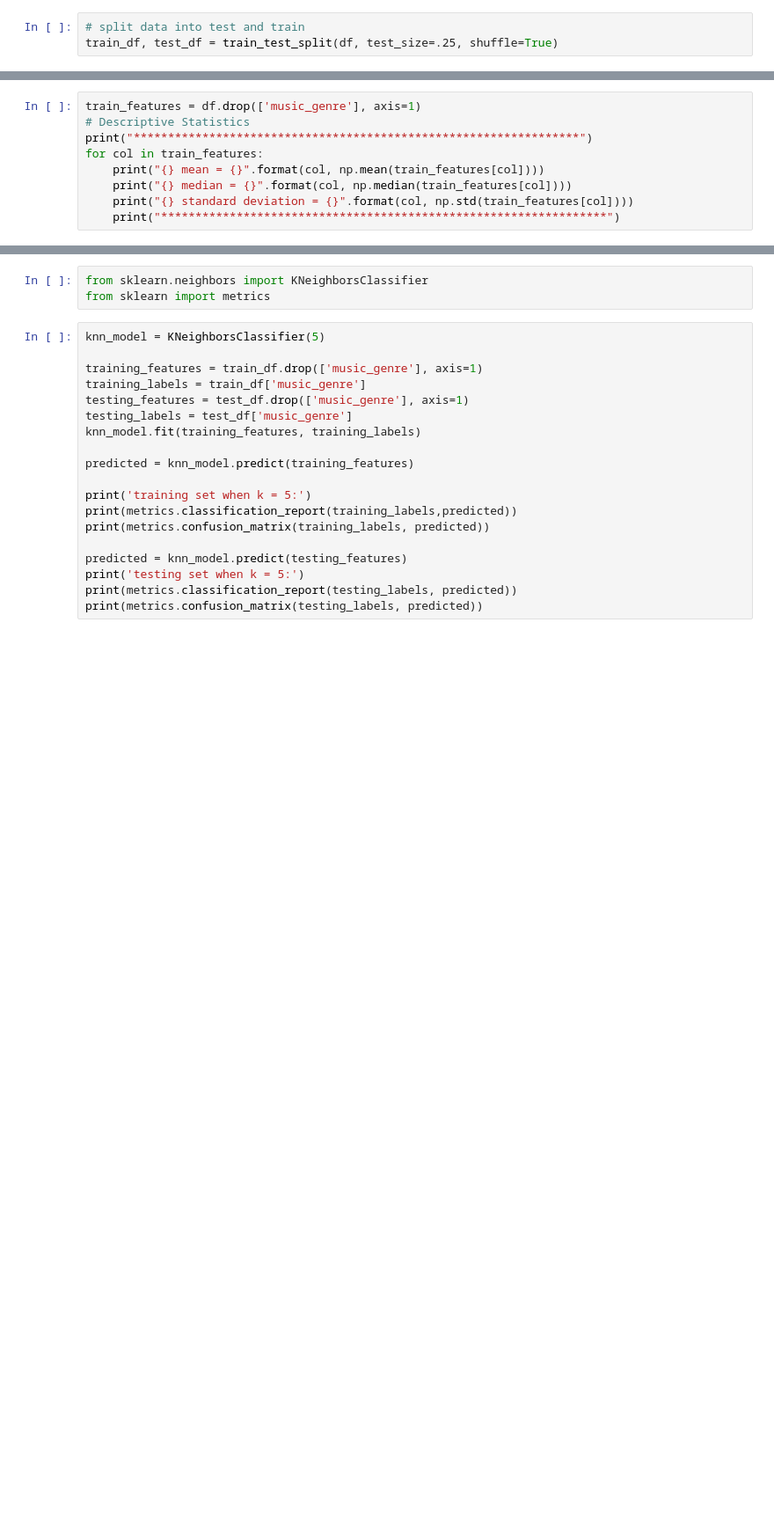
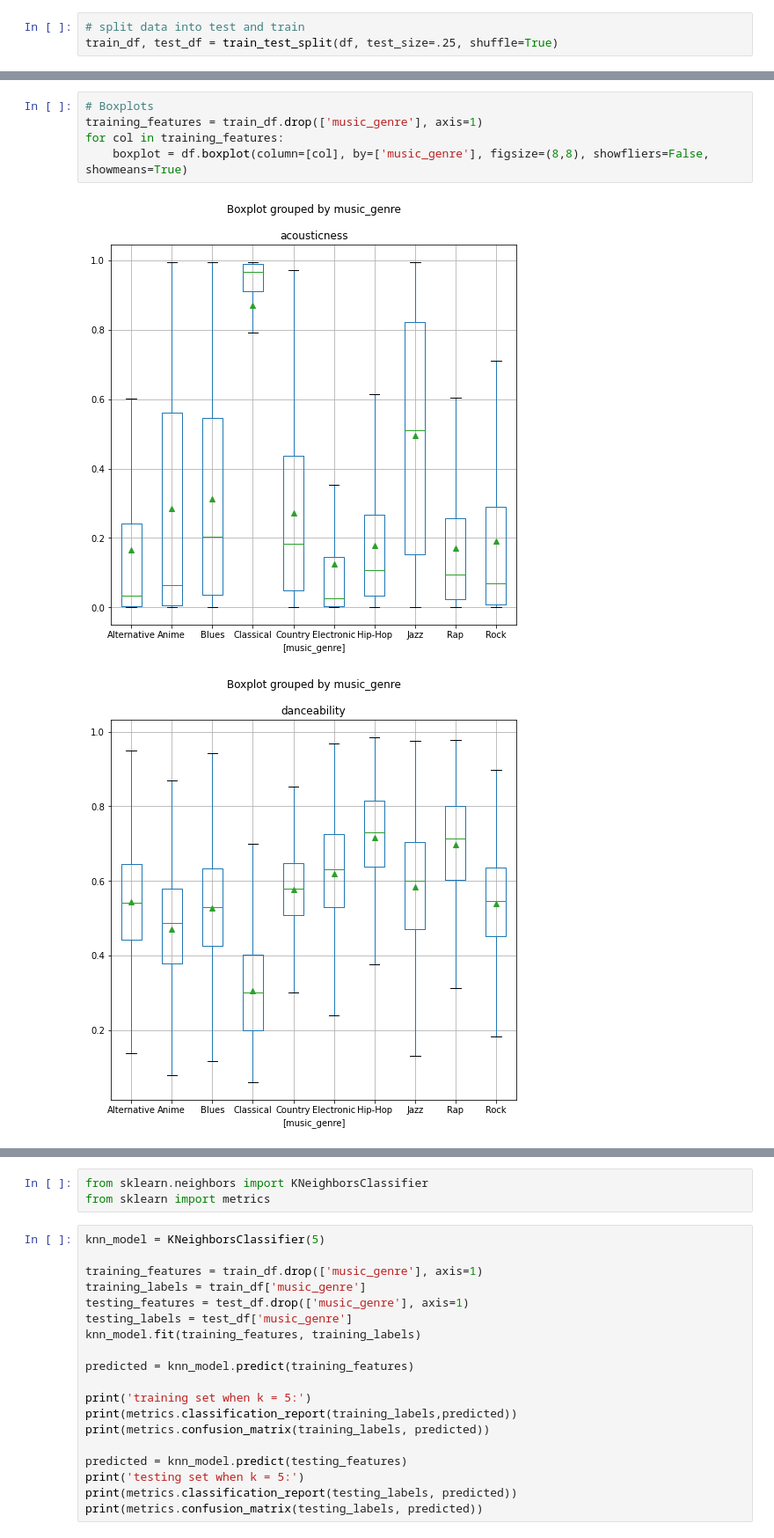
Before and after one commit to CarlosLopezRamirez/CSCI3360-FinalProject, a Jupyter notebook: project_code.ipynb, the cells around one changed output, grey strips where cells are left out. Shown at 88% size. Drawn from its saved outputs; the diff is of its cells as text; blank space fills up the shorter version.

Commit message:
changed model, added descriptive

```diff
--- a/project_code.ipynb
+++ b/project_code.ipynb
@@ -49,9 +61,0 @@ histograms = train_df.hist(figsize=(20, 20))
-# %%
-train_features = df.drop(['music_genre'], axis=1)
-# Descriptive Statistics
-print("*****************************************************************")
-for col in train_features:
-    print("{} mean = {}".format(col, np.mean(train_features[col])))
-    print("{} median = {}".format(col, np.median(train_features[col])))
-    print("{} standard deviation = {}".format(col, np.std(train_features[col])))
-    print("*****************************************************************")
@@ -75,0 +110,8 @@ valence standard deviation = 0.24693863342644776
+# %%
+# Boxplots
+training_features = train_df.drop(['music_genre'], axis=1)
+for col in training_features:
+    boxplot = df.boxplot(column=[col], by=['music_genre'], figsize=(8,8), showfliers=False, showmeans=True)
+# %% [output]
+[figure, added]
+[figure, added]
```
Also changed, not shown: parts of 16 cells of this notebook.
